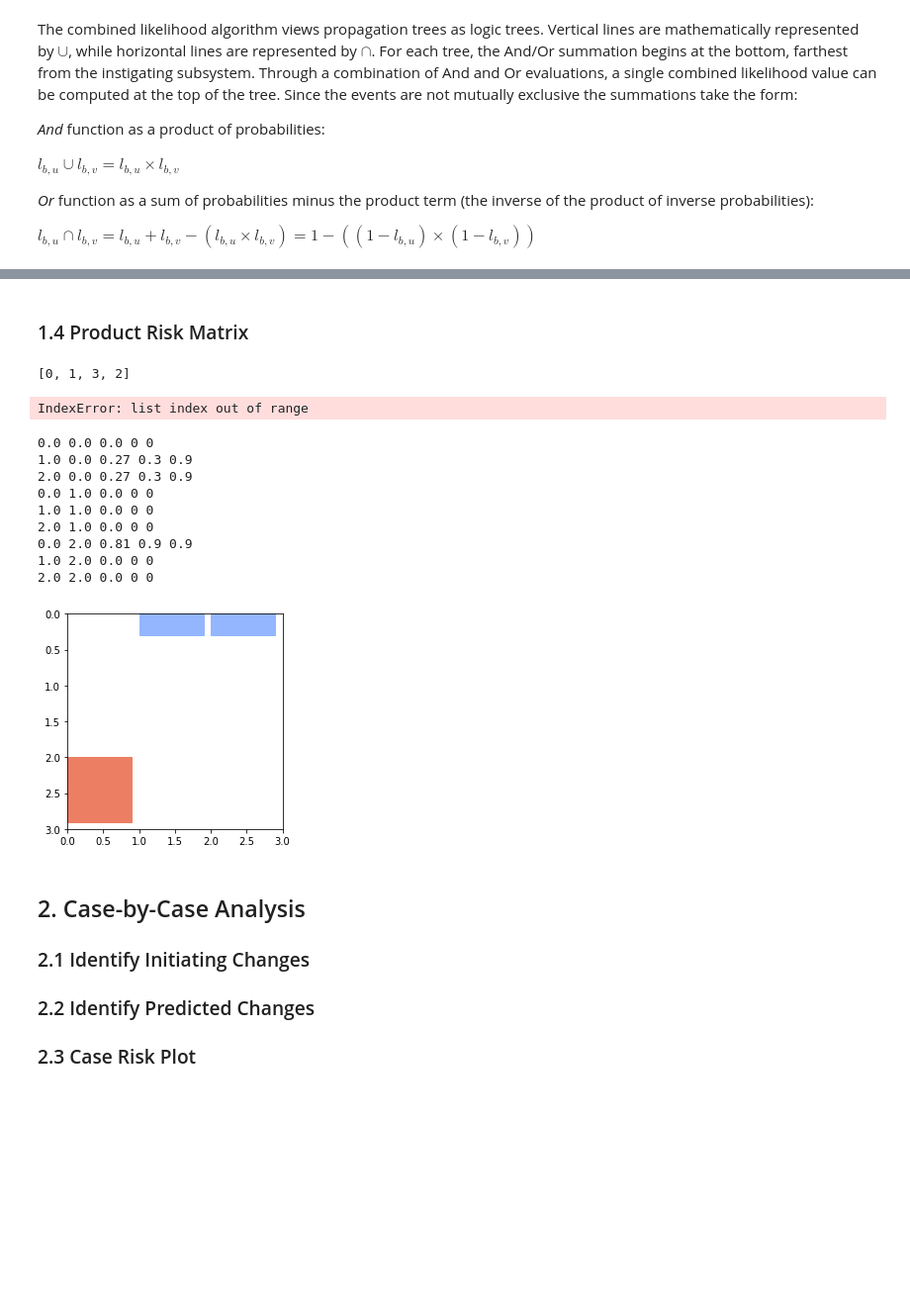
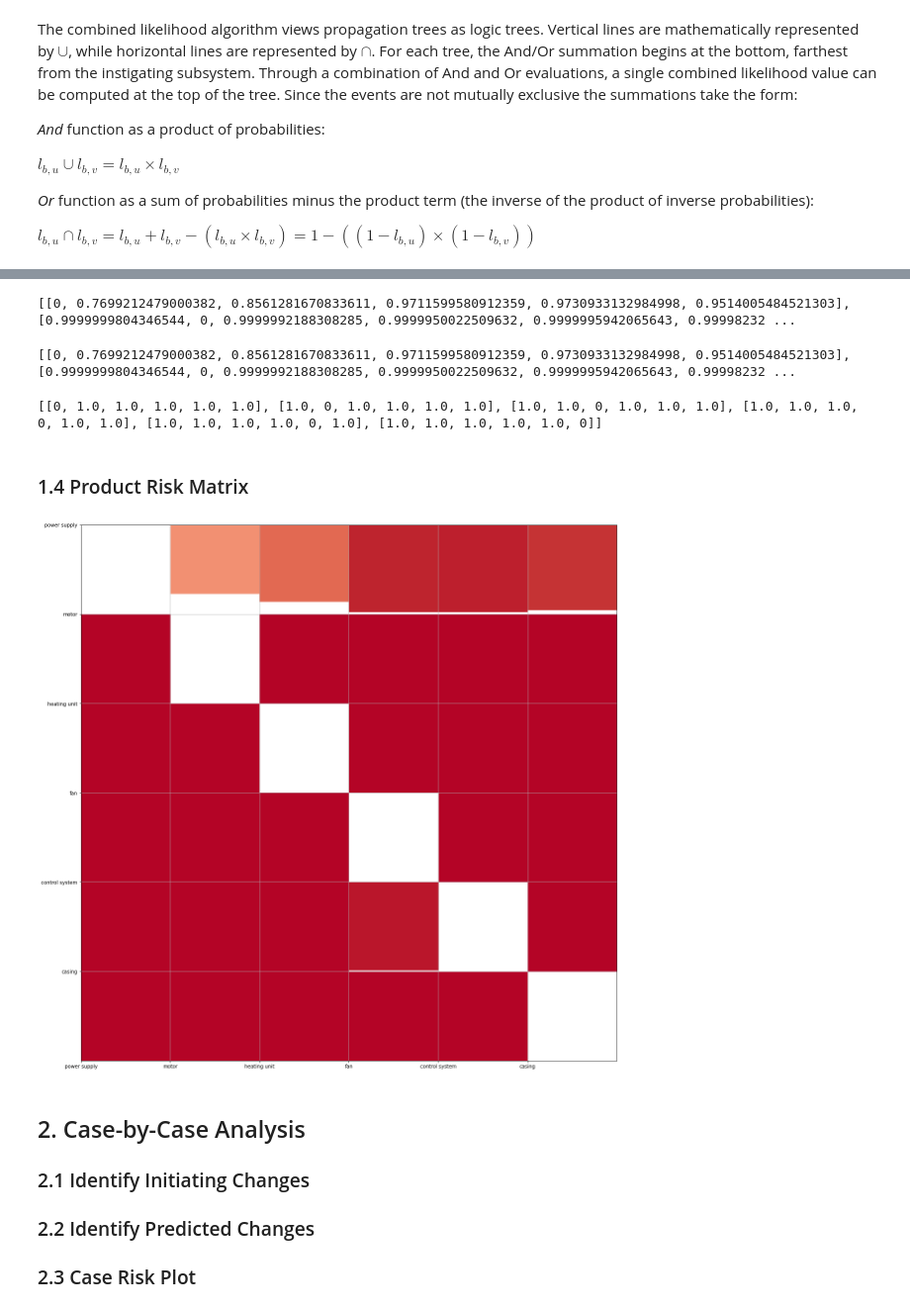
Before and after one commit to sed-group/VISP-Core, a Jupyter notebook: Clarkson_et_al_2004.ipynb, the cells around one changed output, grey strips where cells are left out. Shown at 99% size. Cells and saved outputs as stored; diff of their text form; code cells hidden in the pictures; blank space fills up the shorter version.

Commit message:
combined likelihood matrix and plots

```diff
--- a/Clarkson_et_al_2004.ipynb
+++ b/Clarkson_et_al_2004.ipynb
@@ -141,0 +260,10 @@ def plot_heatmap(aMatrix: list):
+# %%
+def combined_impact_matrix(DSM,clm,crm):
+    '''Returns the Combined impact matrix (I)'''
+    cim = [[0 for col in range(len(DSM))] for row in range(len(DSM))]
+
+    for i, row in enumerate(crm):
+        for j,element in enumerate(row):
+            if i != j:
+                cim[i][j] = crm[i][j]/clm[i][j]
+    return cim
@@ -380,6 +420,18 @@ There is an interface between casing and control system
 # %%
 # Combined likelihood matrix (L)
-L = []
+clm = combined_likelihood_matrix(DSM,direct_likelihood_matrix)
+print(clm)
+# %% [output]
+[[0, 0.7699212479000382, 0.8561281670833611, 0.9711599580912359, 0.9730933132984998, 0.9514005484521303], [0.9999999804346544, 0, 0.9999992188308285, 0.9999950022509632, 0.9999995942065643, 0.99998232 ...
+# %%
+# Combined risk matrix (R)
+crm = combined_risk_matrix(DSM,direct_likelihood_matrix,direct_impact_matrix)
+print(crm)
+# %% [output]
+[[0, 0.7699212479000382, 0.8561281670833611, 0.9711599580912359, 0.9730933132984998, 0.9514005484521303], [0.9999999804346544, 0, 0.9999992188308285, 0.9999950022509632, 0.9999995942065643, 0.99998232 ...
 # %%
-# Combined impact matrix (I)
-I = []
+# Combined impact matrix (I) combined_impact_matrix
+cim = combined_impact_matrix(DSM,clm,crm)
+print(cim)
+# %% [output]
+[[0, 1.0, 1.0, 1.0, 1.0, 1.0], [1.0, 0, 1.0, 1.0, 1.0, 1.0], [1.0, 1.0, 0, 1.0, 1.0, 1.0], [1.0, 1.0, 1.0, 0, 1.0, 1.0], [1.0, 1.0, 1.0, 1.0, 0, 1.0], [1.0, 1.0, 1.0, 1.0, 1.0, 0]]
@@ -418,50 +440,7 @@ def combined_risk(A,L,I,b,a):
-# %%
-combined_risk(A,L,I,0,2)
-# %% [output]
-[0, 1, 3, 2]
-IndexError: list index out of range
-# %%
-from matplotlib.patches import Rectangle
-
-#flat_list = [item for sublist in t for item in sublist]
-
-#x  = [0.0,1.0,2.0,0.0,1.0,2.0,0.0,1.0,2.0]
-#y  = [0.0,0.0,0.0,1.0,1.0,1.0,2.0,2.0,2.0]
-#z  = [0.1,0.2,0.3,0.4,0.5,0.6,0.7,0.8,0.9]
-#dx = [0.1,0.2,0.3,0.4,0.5,0.6,0.7,0.8,0.9]
-#dy = [0.9,0.8,0.7,0.6,0.5,0.4,0.3,0.2,0.1]
-
-x  = [0.0,1.0,2.0,0.0,1.0,2.0,0.0,1.0,2.0]
-y  = [0.0,0.0,0.0,1.0,1.0,1.0,2.0,2.0,2.0]
-dx = [item for sublist in l for item in sublist]
-dy = [item for sublist in i for item in sublist]
-z = [item for sublist in r for item in sublist]
-
-cmap = plt.cm.coolwarm
-fig = plt.figure()
-ax = fig.add_subplot(111, aspect='equal')
-
-for x, y, c, h, w in zip(x, y, z, dx, dy):
-    print(x, y, c, h, w)
-    ax.add_artist(Rectangle(xy=(x, y),
-                  color=cmap(c),
-                  width=w, height=h))
-
-plt.xlim([0, 3])
-plt.ylim([0, 3])
-plt.gca().invert_yaxis()
-plt.show()
-# %% [output]
-0.0 0.0 0.0 0 0
-1.0 0.0 0.27 0.3 0.9
-2.0 0.0 0.27 0.3 0.9
-0.0 1.0 0.0 0 0
-1.0 1.0 0.0 0 0
-2.0 1.0 0.0 0 0
-0.0 2.0 0.81 0.9 0.9
-1.0 2.0 0.0 0 0
-2.0 2.0 0.0 0 0
-[figure, removed]
+# %%
+plot_product_risk_matrix(DSM,clm,cim,crm)
+# %% [output]
+[figure, added]
 # %% [markdown]
 ## 2. Case-by-Case Analysis
 
```
Also changed, not shown: parts of 31 cells of this notebook.
